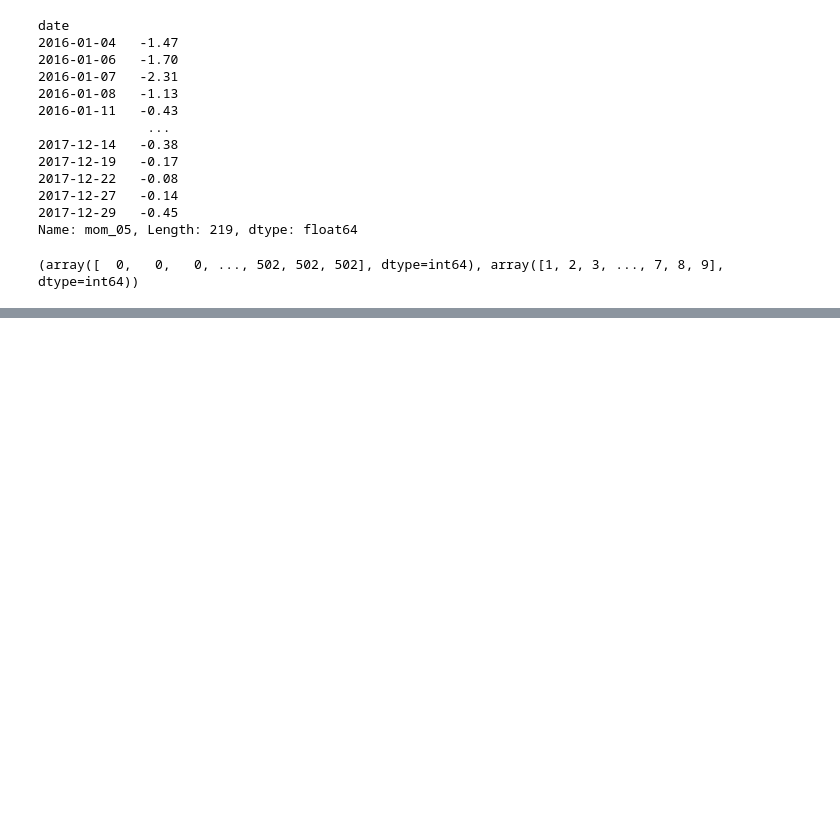
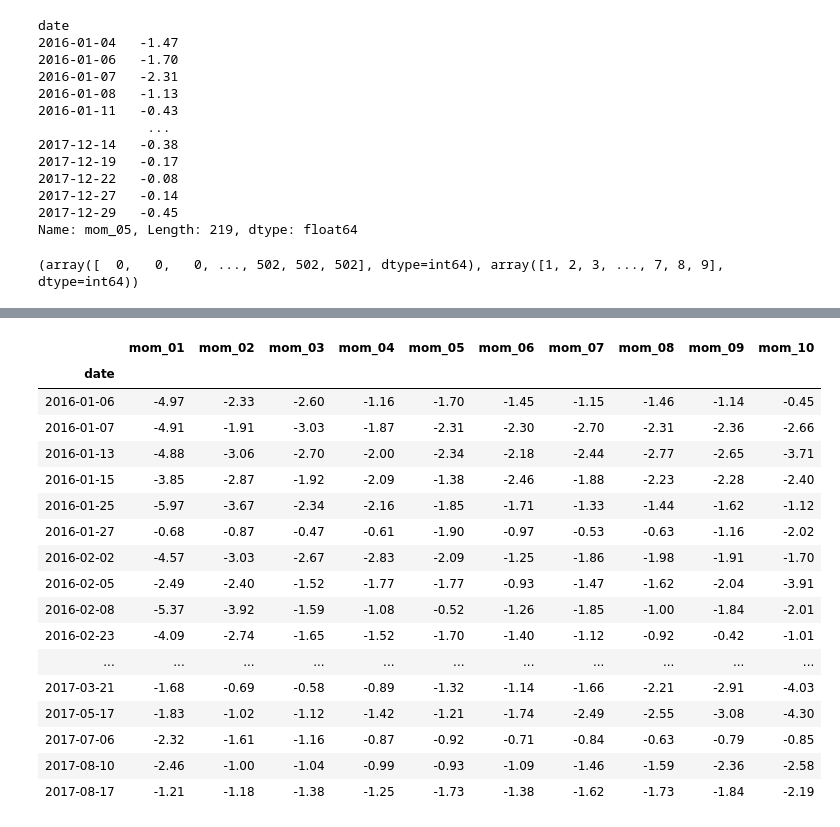
Before and after one commit to bashtage/python-introduction, a Jupyter notebook: solutions/introduction/lesson-16.ipynb, the cells around one changed output, grey strips where cells are left out. Drawn from its saved outputs; the diff is of its cells as text; code cells hidden in the pictures; blank space fills up the shorter version.

```diff
--- a/solutions/introduction/lesson-16.ipynb
+++ b/solutions/introduction/lesson-16.ipynb
@@ -305,0 +343,4 @@ print(loc)
+# %%
+quantiles = momentum.quantile(0.25)
+less_than_quantile = momentum < quantiles
+less_than_quantile.head()
@@ -305,0 +355,22 @@ print(loc)
+# %%
+sel = less_than_quantile.all(axis=1)
+momentum.loc[sel]
+# %% [output]
+|  | mom_01 | mom_02 | mom_03 | mom_04 | mom_05 | mom_06 | mom_07 | mom_08 | mom_09 | mom_10 |
+| date |  |  |  |  |  |  |  |  |  |  |
+| 2016-01-06 | -4.97 | -2.33 | -2.60 | -1.16 | -1.70 | -1.45 | -1.15 | -1.46 | -1.14 | -0.45 |
+| 2016-01-07 | -4.91 | -1.91 | -3.03 | -1.87 | -2.31 | -2.30 | -2.70 | -2.31 | -2.36 | -2.66 |
+| 2016-01-13 | -4.88 | -3.06 | -2.70 | -2.00 | -2.34 | -2.18 | -2.44 | -2.77 | -2.65 | -3.71 |
+| 2016-01-15 | -3.85 | -2.87 | -1.92 | -2.09 | -1.38 | -2.46 | -1.88 | -2.23 | -2.28 | -2.40 |
+| 2016-01-25 | -5.97 | -3.67 | -2.34 | -2.16 | -1.85 | -1.71 | -1.33 | -1.44 | -1.62 | -1.12 |
+| 2016-01-27 | -0.68 | -0.87 | -0.47 | -0.61 | -1.90 | -0.97 | -0.53 | -0.63 | -1.16 | -2.02 |
+| 2016-02-02 | -4.57 | -3.03 | -2.67 | -2.83 | -2.09 | -1.25 | -1.86 | -1.98 | -1.91 | -1.70 |
+| 2016-02-05 | -2.49 | -2.40 | -1.52 | -1.77 | -1.77 | -0.93 | -1.47 | -1.62 | -2.04 | -3.91 |
+| 2016-02-08 | -5.37 | -3.92 | -1.59 | -1.08 | -0.52 | -1.26 | -1.85 | -1.00 | -1.84 | -2.01 |
+| 2016-02-23 | -4.09 | -2.74 | -1.65 | -1.52 | -1.70 | -1.40 | -1.12 | -0.92 | -0.42 | -1.01 |
+| ... | ... | ... | ... | ... | ... | ... | ... | ... | ... | ... |
+| 2017-03-21 | -1.68 | -0.69 | -0.58 | -0.89 | -1.32 | -1.14 | -1.66 | -2.21 | -2.91 | -4.03 |
+| 2017-05-17 | -1.83 | -1.02 | -1.12 | -1.42 | -1.21 | -1.74 | -2.49 | -2.55 | -3.08 | -4.30 |
+| 2017-07-06 | -2.32 | -1.61 | -1.16 | -0.87 | -0.92 | -0.71 | -0.84 | -0.63 | -0.79 | -0.85 |
+| 2017-08-10 | -2.46 | -1.00 | -1.04 | -0.99 | -0.93 | -1.09 | -1.46 | -1.59 | -2.36 | -2.58 |
+| 2017-08-17 | -1.21 | -1.18 | -1.38 | -1.25 | -1.73 | -1.38 | -1.62 | -1.73 | -1.84 | -2.19 |
```
Also changed, not shown: parts of 7 cells of this notebook, 32 other files.
